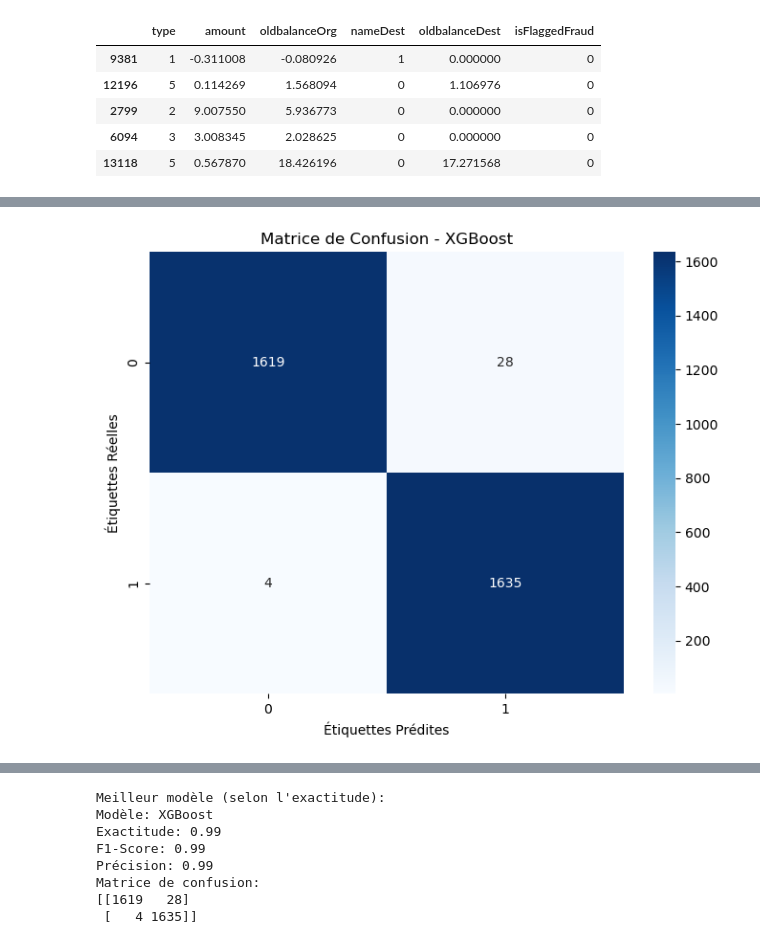
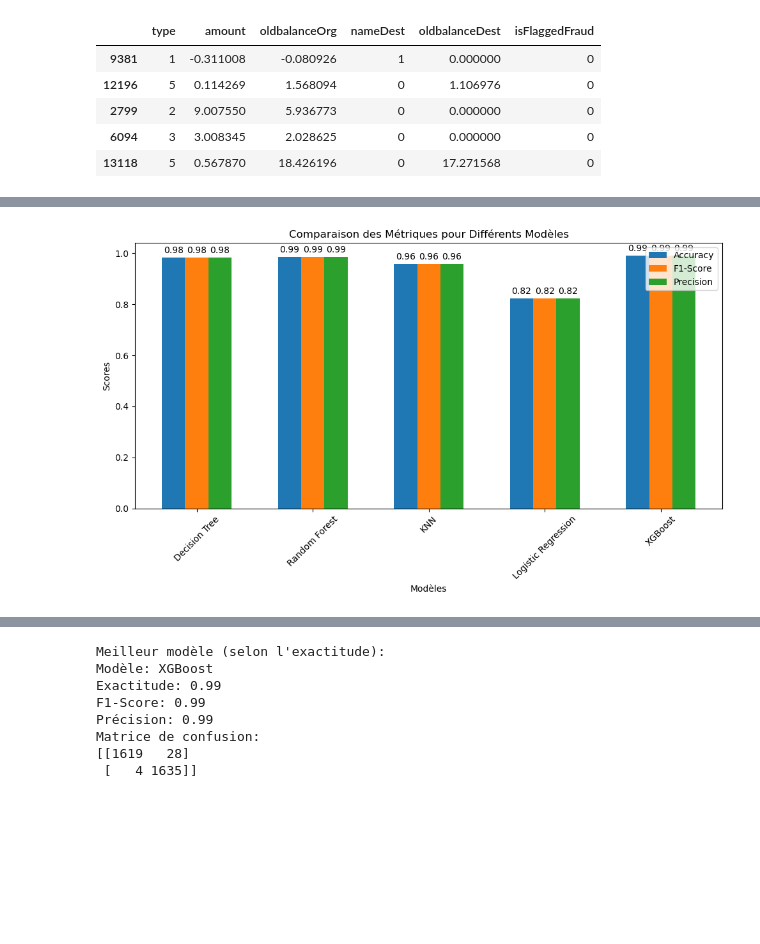
Before and after one commit to mohammedbourkache/PFE_detection_fraudes_DS_1, a Jupyter notebook: Dataset_1/equilibre/robusteScaler.ipynb, the cells around one changed output, grey strips where cells are left out. Cells and saved outputs as stored; diff of their text form; code cells hidden in the pictures; blank space fills up the shorter version.

```diff
--- a/Dataset_1/equilibre/robusteScaler.ipynb
+++ b/Dataset_1/equilibre/robusteScaler.ipynb
@@ -82,24 +82,22 @@ x.head()
 # %%
 import pandas as pd
 from sklearn.model_selection import train_test_split
-from sklearn.svm import SVC
 from sklearn.tree import DecisionTreeClassifier
 from sklearn.ensemble import RandomForestClassifier
 from sklearn.neighbors import KNeighborsClassifier
 from sklearn.linear_model import LogisticRegression
-from sklearn.metrics import confusion_matrix, accuracy_score, f1_score, precision_score
+from sklearn.metrics import accuracy_score, f1_score, precision_score, confusion_matrix
 import matplotlib.pyplot as plt
 import seaborn as sns
 import xgboost as xgb
+import time
 
-# ... (chargement de vos données)
 
 # divisier (Split) nos données en ensembles d'entraînement et de test
 x_train, x_test, y_train, y_test = train_test_split(x, y, test_size=0.2, random_state=42)
 
 # Liste des modèles
 models = [
-    ('SVM', SVC(random_state=42)),
     ('Decision Tree', DecisionTreeClassifier(random_state=42)),
     ('Random Forest', RandomForestClassifier(random_state=42)),
     ('KNN', KNeighborsClassifier()),
@@ -107,12 +105,32 @@ models = [
     ('XGBoost', xgb.XGBClassifier(random_state=42))
 ]
 
+
 # Entraîner et évaluer chaque modèle
 results = []
 
 for name, model in models:
+
+    print(f"Entraînement du modèle : {name}")
+
+    start_time = time.time()
+
     model.fit(x_train, y_train)
+
+    end_time = time.time()
+    training_time = end_time - start_time
+
+    print(f"Temps d'entraînement : {training_time:.2f} secondes")
+    print("Entraînement terminé. Évaluation en cours...")
+
+    start_time = time.time()
+
     y_pred = model.predict(x_test)
+
+    end_time = time.time()
+    testing_time = end_time - start_time
+
+    print(f"Temps d'évaluation : {testing_time:.2f} secondes")
 
     accuracy = accuracy_score(y_test, y_pred)
     f1 = f1_score(y_test, y_pred, average='macro')
@@ -121,24 +139,7 @@ for name, model in models:
     conf_matrix = confusion_matrix(y_test, y_pred)
 
     results.append((name, accuracy, f1, precision, conf_matrix))
-
-# Entraîner et évaluer LSTM séparément
-from keras.models import Sequential
-from keras.layers import LSTM, Dense
-
-lstm_model = Sequential([
-    LSTM(units=50, activation='relu', input_shape=(x_train.shape[1], 1)),
-    Dense(units=1, activation='sigmoid')
-])
-lstm_model.compile(optimizer='adam', loss='binary_crossentropy', metrics=['accuracy'])
-lstm_model.fit(x_train, y_train, epochs=10, batch_size=32)
-y_pred_lstm = lstm_model.predict(x_test)
-y_pred_lstm_classes = (y_pred_lstm > 0.5).astype(int)  # Arrondir les prédictions
-lstm_accuracy = accuracy_score(y_test, y_pred_lstm_classes)
-lstm_f1 = f1_score(y_test, y_pred_lstm_classes, average='macro')
-lstm_precision = precision_score(y_test, y_pred_lstm_classes, average='macro')
-lstm_conf_matrix = confusion_matrix(y_test, y_pred_lstm_classes)
-results.append(('LSTM', lstm_accuracy, lstm_f1, lstm_precision, lstm_conf_matrix))
+    print("==============================")
 
 # Afficher les résultats et les matrices de confusion
 for name, accuracy, f1, precision, conf_matrix in results:
@@ -150,6 +151,9 @@ for name, accuracy, f1, precision, conf_matrix in results:
     print(conf_matrix)
     print("==============================")
 
+    # Afficher une ligne de séparation
+    print("=" * 30)
+
     # Afficher la matrice de confusion en utilisant Seaborn heatmap
     plt.figure(figsize=(8, 6))
     sns.heatmap(conf_matrix, annot=True, fmt='d', cmap='Blues')
@@ -158,15 +162,35 @@ for name, accuracy, f1, precision, conf_matrix in results:
     plt.title(f'Matrice de Confusion - {name}')
     plt.show()
 
-# ... (créer un diagramme en barres)
+# Collecter les métriques dans des listes séparées
+names = [name for name, _, _, _, _ in results]
+accuracies = [accuracy for _, accuracy, _, _, _ in results]
+f1_scores = [f1 for _, _, f1, _, _ in results]
+precision_scores = [precision for _, _, _, precision, _ in results]
 
-noms = [nom for nom, _, _, _, _ in results]
-exactitudes = [exactitude for _, exactitude, _, _, _ in results]
+# Créer un graphique en barres pour comparer les métriques
+fig, ax = plt.subplots(figsize=(10, 6))
+x = range(len(names))
+width = 0.2
 
-plt.bar(noms, exactitudes)
-plt.xlabel('Modèles')
-plt.ylabel('Exactitude')
-plt.title('Comparaison des Modèles')
-plt.xticks(rotation=45)
+ax.bar(x, accuracies, width, label='Accuracy')
+ax.bar([i + width for i in x], f1_scores, width, label='F1-Score')
+ax.bar([i + 2 * width for i in x], precision_scores, width, label='Precision')
+
+ax.set_xlabel('Modèles')
+ax.set_ylabel('Scores')
+ax.set_title('Comparaison des Métriques pour Différents Modèles')
+ax.set_xticks([i + width for i in x])
+ax.set_xticklabels(names, rotation=45)
+ax.legend()
+
+plt.tight_layout()
+
+# Afficher les valeurs au-dessus des barres
+for i, acc, f1, prec in zip(x, accuracies, f1_scores, precision_scores):
+    ax.text(i, acc + 0.01, f'{acc:.2f}', ha='center', va='bottom')
+    ax.text(i + width, f1 + 0.01, f'{f1:.2f}', ha='center', va='bottom')
+    ax.text(i + 2 * width, prec + 0.01, f'{prec:.2f}', ha='center', va='bottom')
+
 plt.show()
 # %% [output]
@@ -235 +255 @@ Matrice de Confusion:
-[figure, old version]
+[figure, new version]
```
Also changed, not shown: parts of 6 cells of this notebook.
